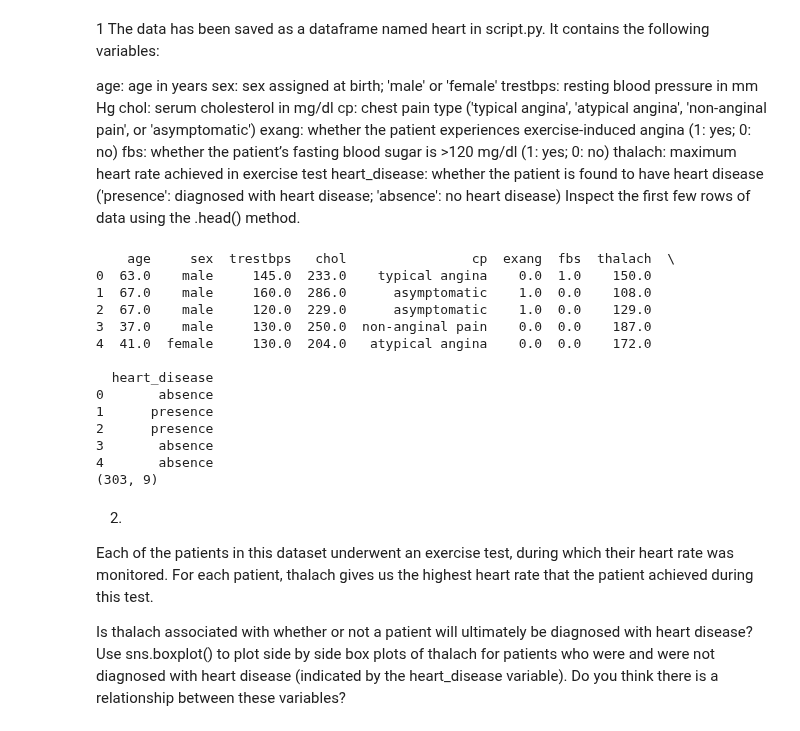
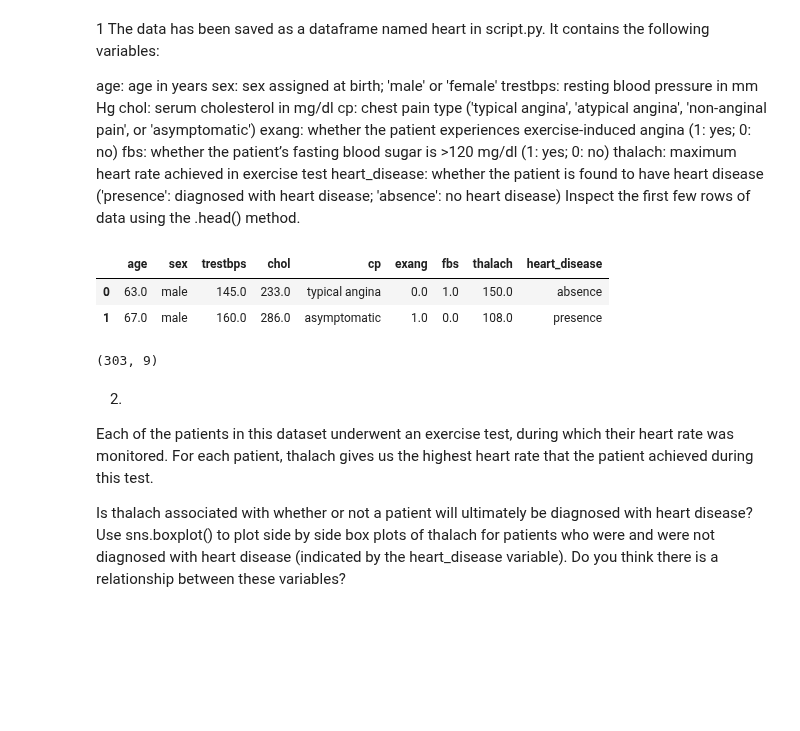
Before and after one commit to LiZoMark841619/Machine_learning, a Jupyter notebook: Practice_Projects/Heart/heart_project.ipynb, the cells around one changed output. Drawn from its saved outputs; the diff is of its cells as text; code cells hidden in the pictures; blank space fills up the shorter version.

```diff
--- a/Practice_Projects/Heart/heart_project.ipynb
+++ b/Practice_Projects/Heart/heart_project.ipynb
@@ -33,23 +33,15 @@ heart_disease: whether the patient is found to have heart disease ('presence': d
 Inspect the first few rows of data using the .head() method.
 # %%
 heart = pd.read_csv('heart_disease.csv')
-print(heart.head())
-print(heart.shape)
+heart.head(2)
 # %% [output]
-    age     sex  trestbps   chol                cp  exang  fbs  thalach  \
-0  63.0    male     145.0  233.0    typical angina    0.0  1.0    150.0
-1  67.0    male     160.0  286.0      asymptomatic    1.0  0.0    108.0
-2  67.0    male     120.0  229.0      asymptomatic    1.0  0.0    129.0
-3  37.0    male     130.0  250.0  non-anginal pain    0.0  0.0    187.0
-4  41.0  female     130.0  204.0   atypical angina    0.0  0.0    172.0
-
-  heart_disease
-0       absence
-1      presence
-2      presence
-3       absence
-4       absence
-(303, 9)
+|  | age | sex | trestbps | chol | cp | exang | fbs | thalach | heart_disease |
+| 0 | 63.0 | male | 145.0 | 233.0 | typical angina | 0.0 | 1.0 | 150.0 | absence |
+| 1 | 67.0 | male | 160.0 | 286.0 | asymptomatic | 1.0 | 0.0 | 108.0 | presence |
+# %%
+heart.shape
+# %% [output]
+(303, 9)
 # %% [markdown]
 2.
 Each of the patients in this dataset underwent an exercise test, during which their heart rate was monitored. For each patient, thalach gives us the highest heart rate that the patient achieved during this test.
```
Also changed, not shown: parts of 5 cells of this notebook.
